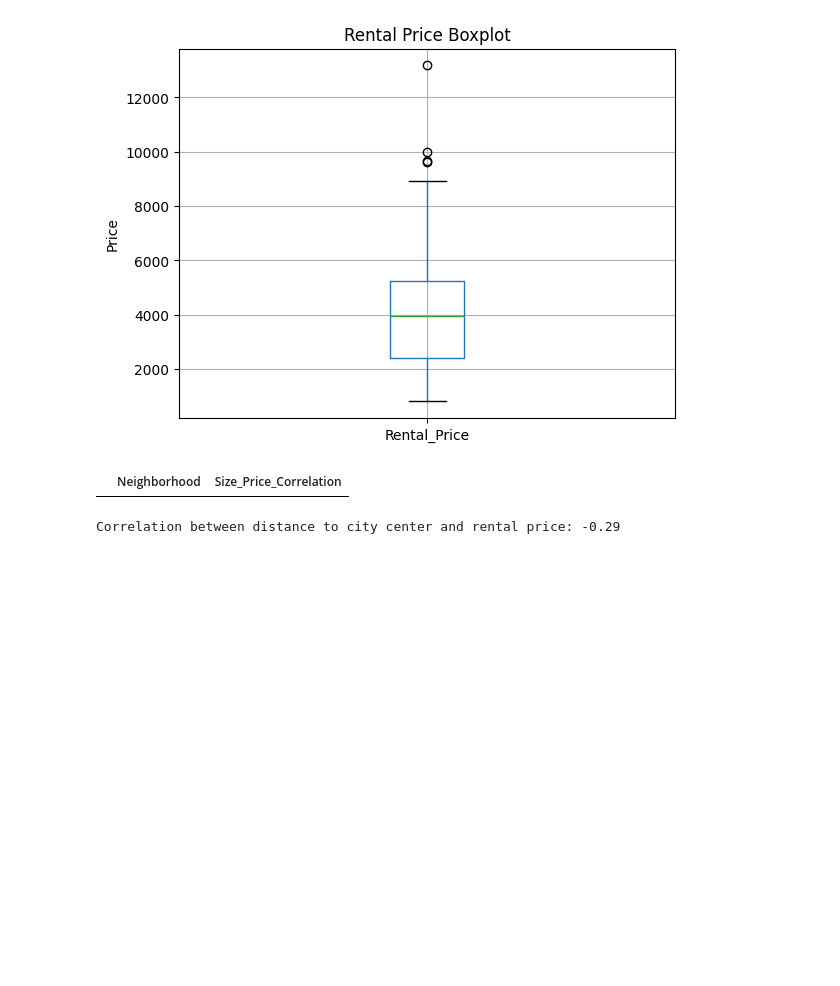
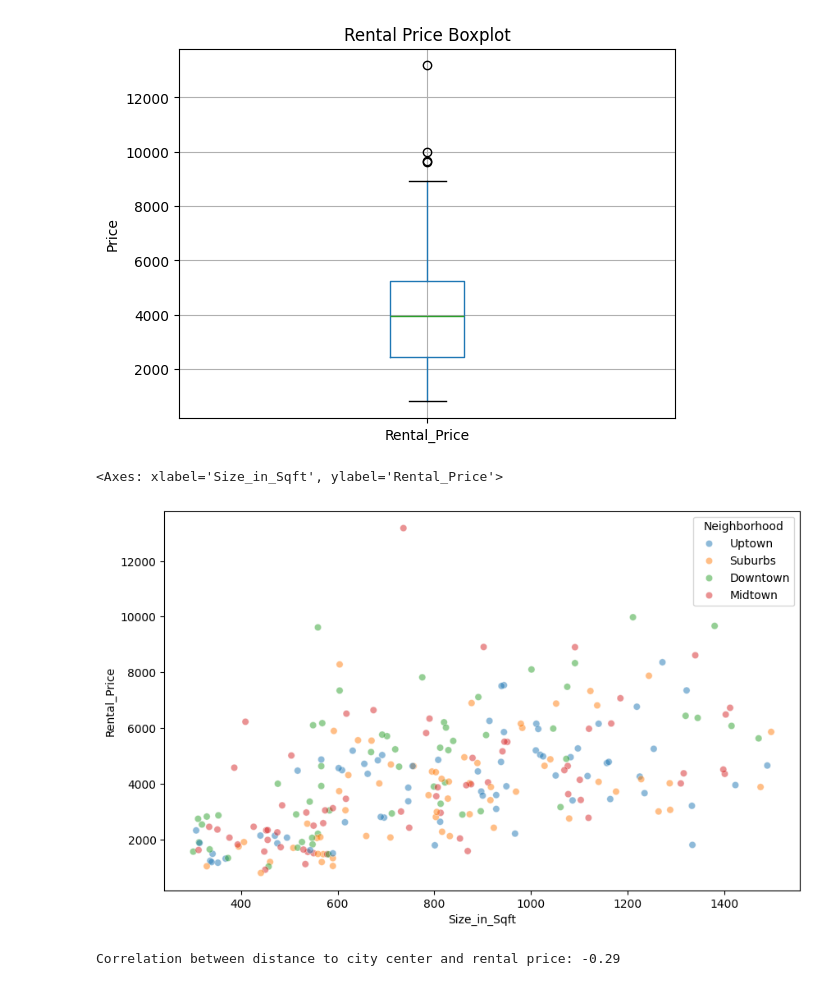
Before and after one commit to Yureshka02/DA_CB010714_Assignment_01, a Jupyter notebook: CB010714_3_D.ipynb, the cells around one changed output. Saved outputs shown, nothing was run; the diff lists cells and outputs as text; code cells hidden in the pictures; blank space fills up the shorter version.

```diff
--- a/CB010714_3_D.ipynb
+++ b/CB010714_3_D.ipynb
@@ -5,3 +5,6 @@ import matplotlib.pyplot as plt
 import numpy as np
 # %%
 df = pd.read_csv('sample_data/Q1_Dataset.csv')
+df = df.drop_duplicates()
+duplicate_rows = df[df.duplicated()]
+print("Duplicate rows found:", len(duplicate_rows))
@@ -17,20 +22,25 @@ plt.show()
 # %%
 # ---------------------------------------------------------------------#
 # b)
 # Standardize neighborhood names
 df['Neighborhood'] = df['Neighborhood'].str.title()
 
 # Compute correlation between size and rental price in each neighborhood
 correlations = df.groupby('Neighborhood').apply(
     lambda x: x['Size_in_Sqft'].corr(x['Rental_Price'])
 ).reset_index(name='Size_Price_Correlation')
 
 # Identify neighborhoods where the correlation is weak (e.g., < 0.3)
 misaligned_neighborhoods = correlations[correlations['Size_Price_Correlation'].abs() < 0.3]
 
 misaligned_neighborhoods
+
+#scatterplot
+plt.figure(figsize=(10, 6))
+sns.scatterplot(data=df, x='Size_in_Sqft', y='Rental_Price', hue='Neighborhood', alpha=0.5)
 # %% [output]
-|  | Neighborhood | Size_Price_Correlation |
+<Axes: xlabel='Size_in_Sqft', ylabel='Rental_Price'>
+[figure, added]
 # %%
 # ---------------------------------------------------------------------#
 # c)
```
Also changed, not shown: parts of 1 cell of this notebook.
